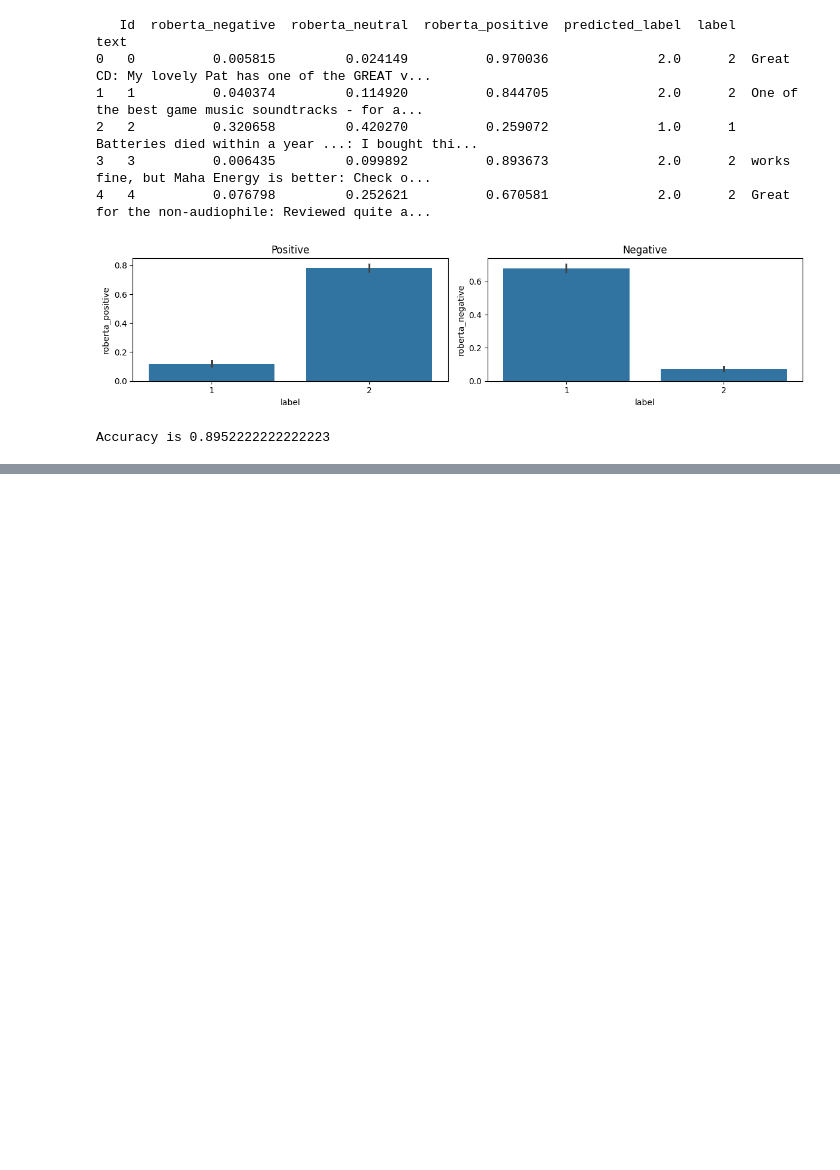
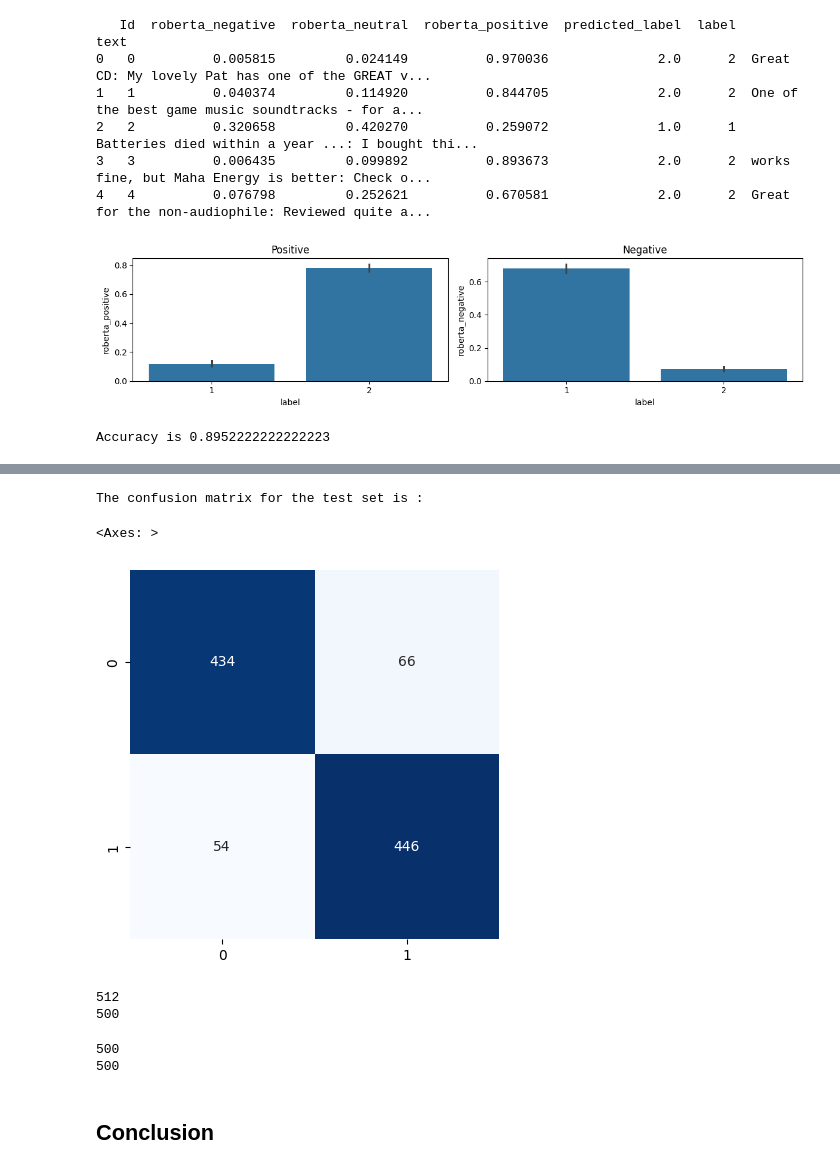
Before and after one commit to Szuyingpan/NLP-Project-RoBERTa, a Jupyter notebook: NLP_Sentiment_Analysis_RoBERTa_Final.ipynb, the cells around one changed output, grey strips where cells are left out. Saved outputs shown, nothing was run; the diff lists cells and outputs as text; code cells hidden in the pictures; blank space fills up the shorter version.

```diff
--- a/NLP_Sentiment_Analysis_RoBERTa_Final.ipynb
+++ b/NLP_Sentiment_Analysis_RoBERTa_Final.ipynb
@@ -327,0 +391,28 @@ F1 Score: 0.8780487804878048
+# %%
+from sklearn.metrics import confusion_matrix
+cm = confusion_matrix(actual_labels, predicted_labels)
+
+print('The confusion matrix for the test set is : ')
+sns.heatmap(cm, square = True, annot = True, cmap = 'Blues', fmt = 'd', cbar = False)
+# %% [output]
+The confusion matrix for the test set is :
+<Axes: >
+[figure, added]
+# %%
+predicted_yes = cm[0,1]+cm[1,1]
+predicted_no = cm[0,0]+cm[0,1]
+print(predicted_yes)
+print(predicted_no)
+# %% [output]
+512
+500
+# %%
+positive_reviews = cm[1,0]+cm[1,1]
+negative_reviews = cm[0,0]+cm[0,1]
+print(positive_reviews)
+print(negative_reviews)
+# %% [output]
+500
+500
+# %% [markdown]
+## Conclusion
```
Also changed, not shown: parts of 8 cells of this notebook.
